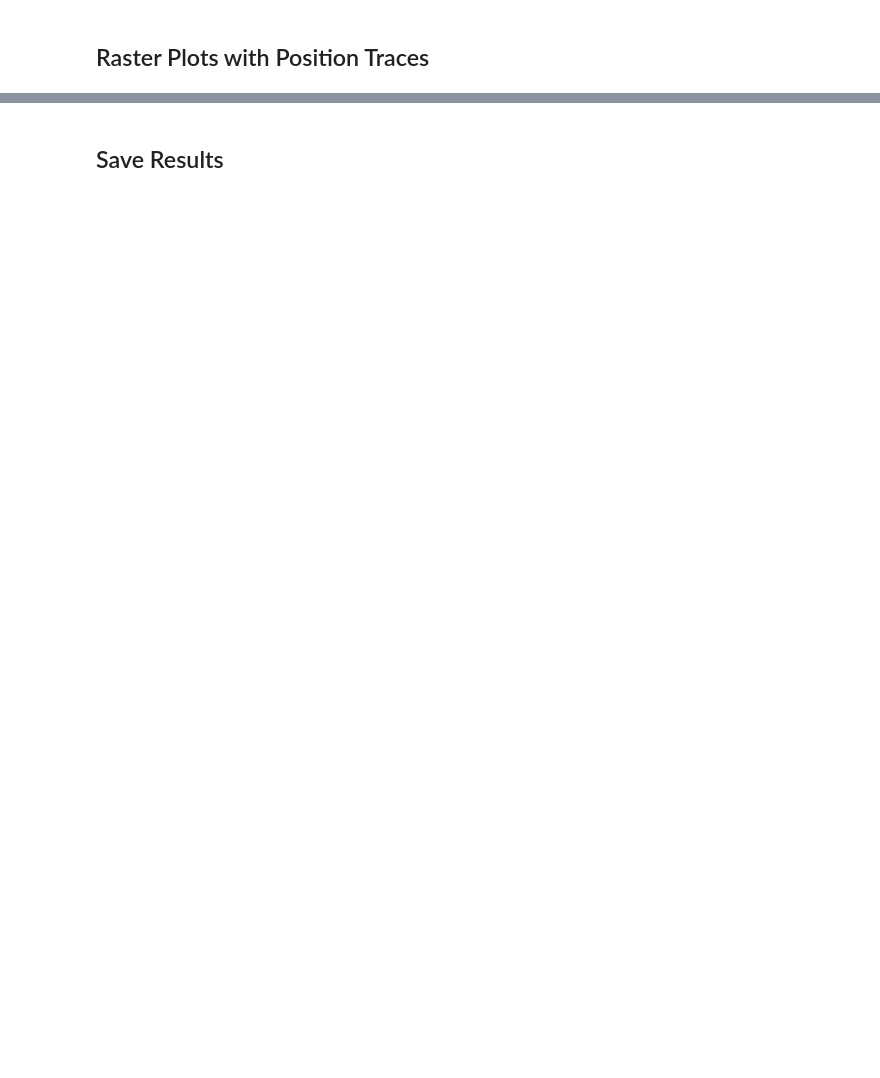
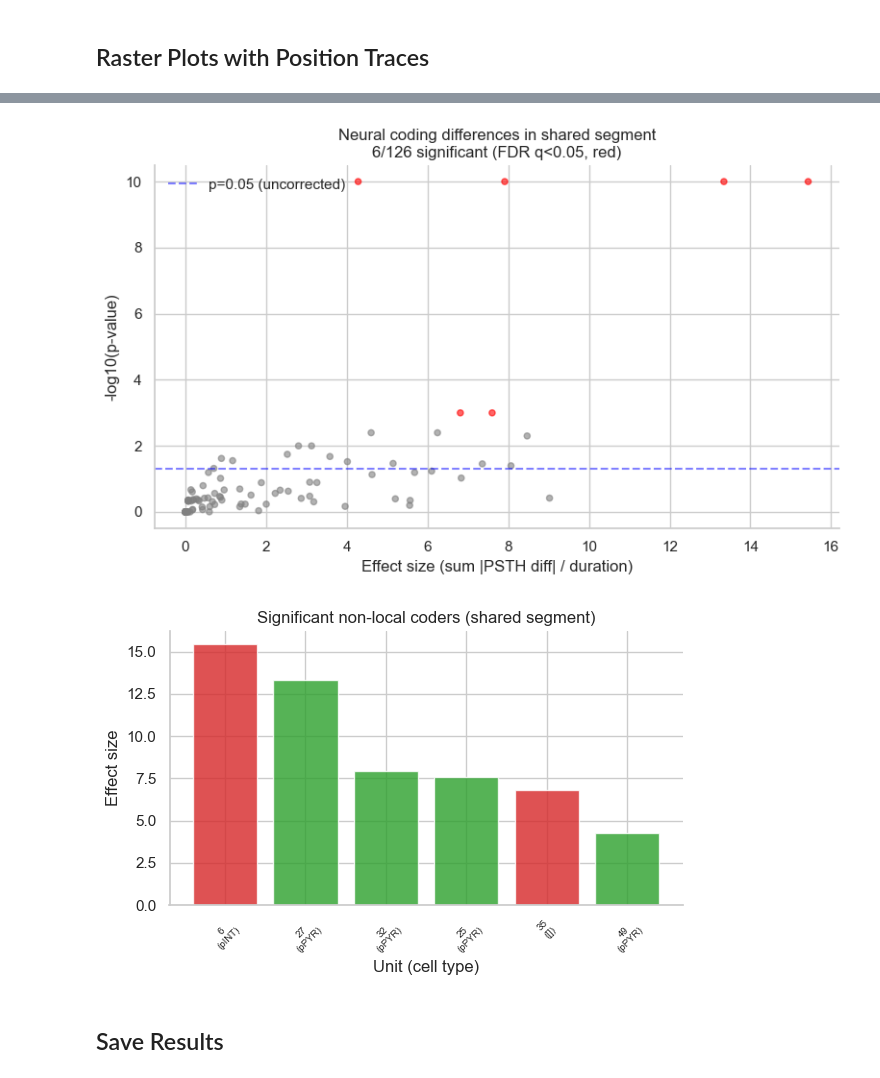
Before and after one commit to yongrong-qiu/digitalbat, a Jupyter notebook: notebooks/investigate_similar_trajectories.ipynb, the cells around one changed output, grey strips where cells are left out. Saved outputs shown, nothing was run; the diff lists cells and outputs as text; code cells hidden in the pictures; blank space fills up the shorter version.

```diff
--- a/notebooks/investigate_similar_trajectories.ipynb
+++ b/notebooks/investigate_similar_trajectories.ipynb
@@ -453,7 +487,7 @@ print(f"Selected pair: clusters {ca} vs {cb}, shared segment: {shared_start_frac
 # For each flight in both clusters, find the raw time index of the shared segment
 aligned_flights = []
 for _, frow in df_flights[df_flights['cluster_id'].isin([ca, cb])].iterrows():
-    f_start, f_stop = frow['f_start'], frow['f_stop']
+    f_start, f_stop = int(frow['f_start']), int(frow['f_stop'])
     flight_r = r[f_start:f_stop + 1]  # (T, 3)
     flight_v = v[f_start:f_stop + 1]  # (T, 3)
     flight_t = t[f_start:f_stop + 1]  # (T,)
@@ -477,6 +511,14 @@ for _, frow in df_flights[df_flights['cluster_id'].isin([ca, cb])].iterrows():
     shared_mask = np.zeros(len(flight_t), dtype=bool)
     shared_mask[shared_start_idx:shared_end_idx + 1] = True
 
+    # Align spike times: t=0 at shared segment start
+    t_flight_start = flight_t[0]
+    t_flight_end = flight_t[-1]
+    flight_spikes = []
+    for unit_spk in spike_times:
+        mask = (unit_spk >= t_flight_start) & (unit_spk <= t_flight_end)
+        flight_spikes.append(unit_spk[mask] - t_shared_start)
+
     aligned_flights.append(dict(
         cluster_id=frow['cluster_id'],
         flight_idx=frow['flight_idx'],
@@ -492,6 +534,7 @@ for _, frow in df_flights[df_flights['cluster_id'].isin([ca, cb])].iterrows():
         t_shared_start=t_shared_start,
         t_shared_end=flight_t[shared_end_idx],
         shared_dur=flight_t[shared_end_idx] - t_shared_start,
+        spikes_aligned=flight_spikes,
     ))
 
 df_aligned = pd.DataFrame(aligned_flights)
@@ -500,20 +552,8 @@ print(df_aligned.groupby('cluster_id')[['shared_dur']].describe().round(3))
 # %% [markdown]
 ## Raster Plots with Position Traces
 # %%
-# Align spike times for each flight
-for i, row in df_aligned.iterrows():
-    t_start_abs = row['t_abs'][0]           # absolute time of flight start
-    t_end_abs = row['t_abs'][-1]            # absolute time of flight end
-    t_offset = row['t_shared_start']        # absolute time of shared segment start
-
-    spikes_aligned = []
-    for unit_spk in spike_times:
-        # Get spikes during this flight
-        mask = (unit_spk >= t_start_abs) & (unit_spk <= t_end_abs)
-        spikes_aligned.append(unit_spk[mask] - t_offset)  # align to shared start
-    df_aligned.at[i, 'spikes_aligned'] = spikes_aligned
-
-# Select a few neurons to plot (pick units with highest firing rate during these flights)
+# Spike times already aligned in previous cell.
+# Select neurons to plot (highest firing rate during these flights)
 n_units = len(spike_times)
 unit_rates = np.zeros(n_units)
 for _, row in df_aligned.iterrows():
@@ -792,35 +861,38 @@ effect_sizes = obs_stats / (n_bins * BIN_DUR)  # normalize by duration
 fig, ax = plt.subplots(figsize=(8, 5))
 colors = np.where(reject, 'red', 'gray')
 ax.scatter(effect_sizes, -np.log10(p_values_neural + 1e-10), c=colors, alpha=0.6, s=20)
 ax.axhline(-np.log10(0.05), color='blue', linestyle='--', alpha=0.5, label='p=0.05 (uncorrected)')
 ax.set_xlabel('Effect size (sum |PSTH diff| / duration)')
 ax.set_ylabel('-log10(p-value)')
 ax.set_title(f'Neural coding differences in shared segment\n'
              f'{n_sig}/{n_units} significant (FDR q<0.05, red)')
 ax.legend()
 sns.despine()
 plt.tight_layout()
 plt.show()
 
 # Ranked bar plot of significant neurons
 if n_sig > 0:
     sig_idx = np.where(reject)[0]
     sig_effects = effect_sizes[sig_idx]
     sort_order = np.argsort(sig_effects)[::-1]
 
     fig, ax = plt.subplots(figsize=(max(6, n_sig * 0.4), 4))
-    colors_bar = [pal[2] if pType[sig_idx[i]] == 'pPYR' else pal[3]
+    colors_bar = [pal[2] if str(pType[sig_idx[i]]) == 'pPYR' else pal[3]
                   for i in sort_order]
     ax.bar(range(len(sig_idx)), sig_effects[sort_order], color=colors_bar, alpha=0.8)
     ax.set_xticks(range(len(sig_idx)))
-    ax.set_xticklabels([f'{sig_idx[i]}\n({pType[sig_idx[i]]})' for i in sort_order],
+    ax.set_xticklabels([f'{sig_idx[i]}\n({str(pType[sig_idx[i]])})' for i in sort_order],
                        fontsize=7, rotation=45)
     ax.set_xlabel('Unit (cell type)')
     ax.set_ylabel('Effect size')
     ax.set_title('Significant non-local coders (shared segment)')
     sns.despine()
     plt.tight_layout()
     plt.show()
+# %% [output]
+[figure, added]
+[figure, added]
 # %% [markdown]
 ## Save Results
 # %%
```
Also changed, not shown: parts of 13 cells of this notebook, 1 other file.
